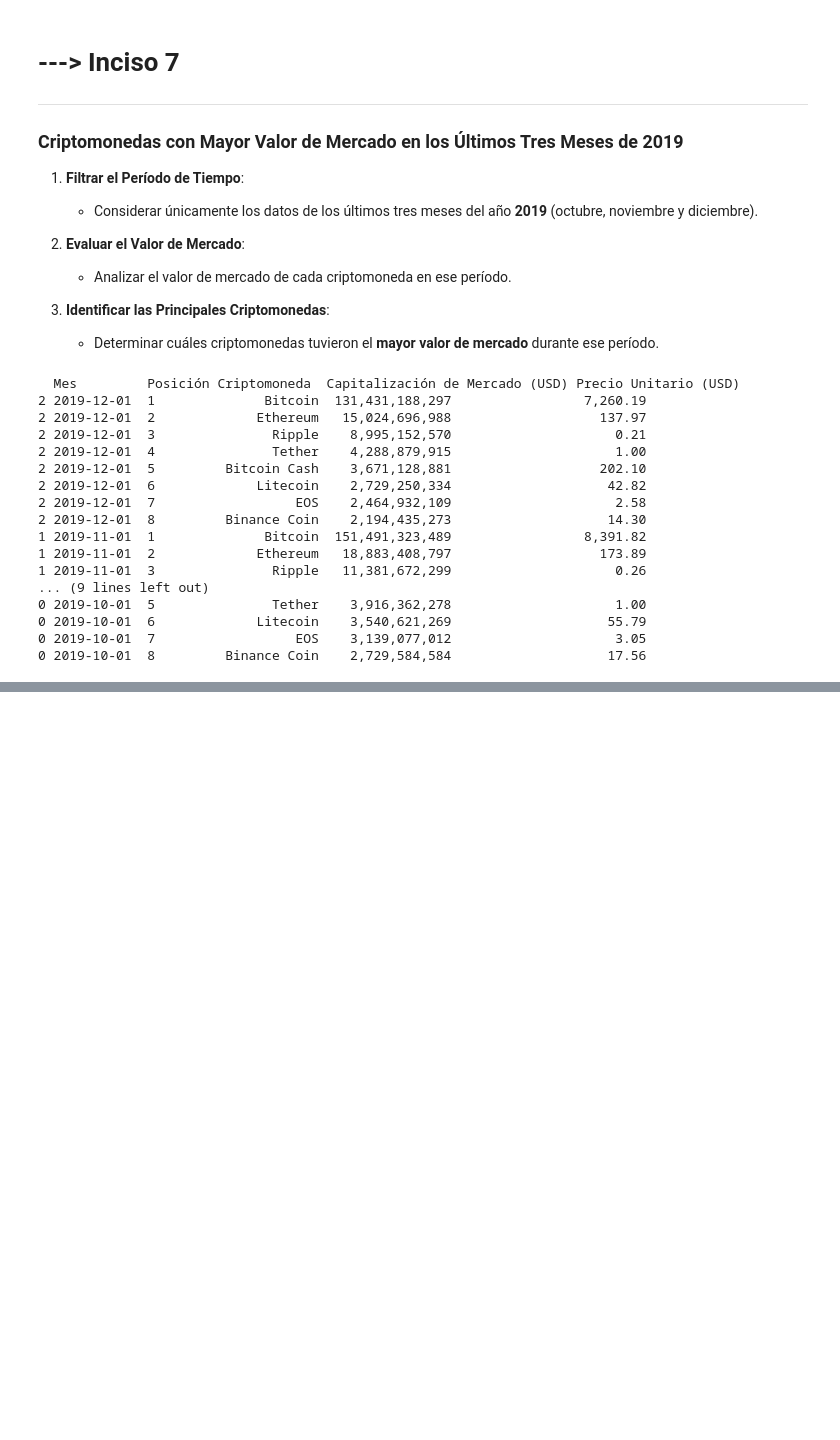
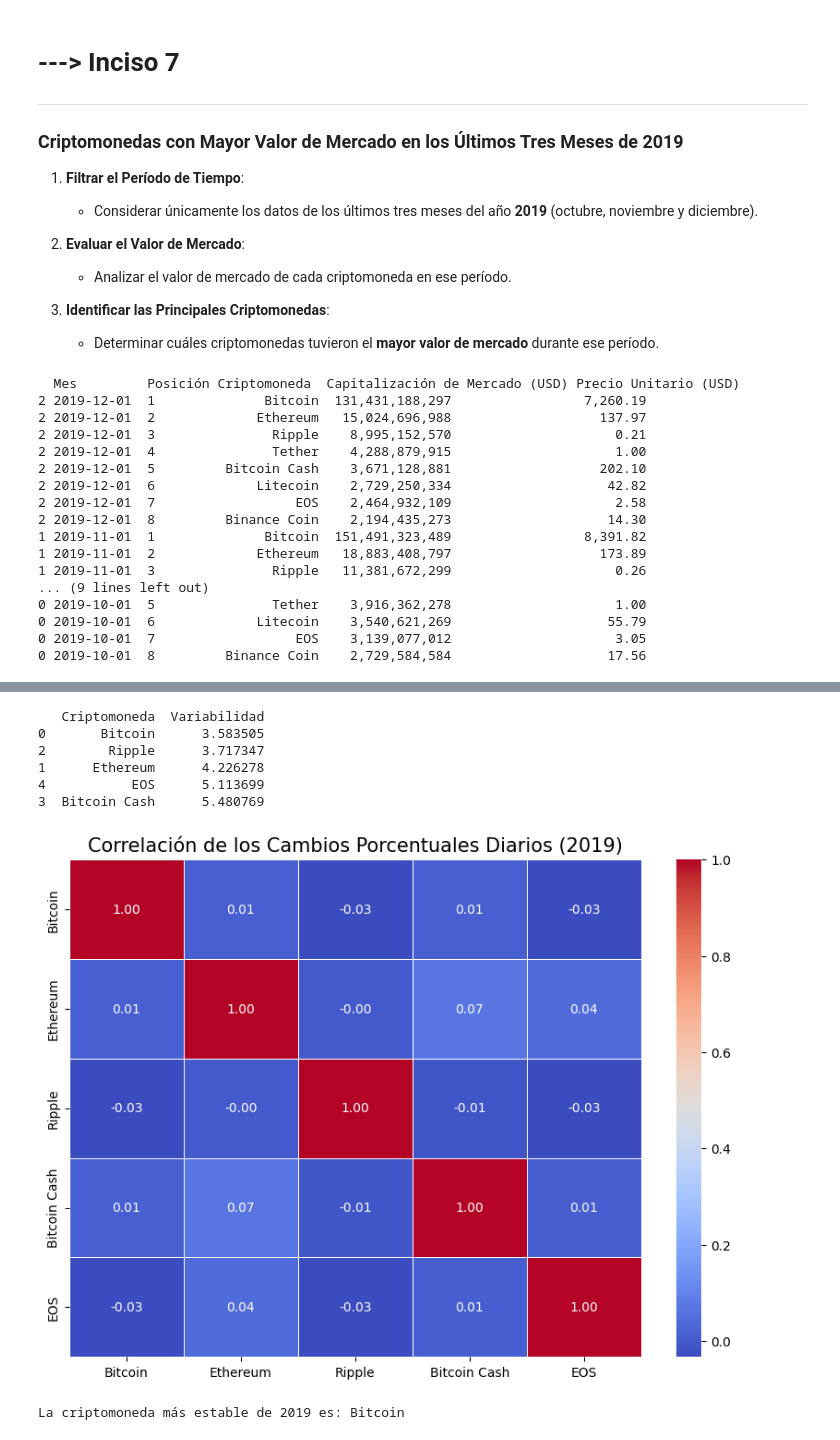
Before and after one commit to YairCarrito45/Proyecto1_2024_RuntimeRebels, a Jupyter notebook: proyecto.ipynb, the cells around one changed output, grey strips where cells are left out. Drawn from its saved outputs; the diff is of its cells as text; code cells hidden in the pictures; blank space fills up the shorter version.

```diff
--- a/proyecto.ipynb
+++ b/proyecto.ipynb
@@ -668,0 +688,46 @@ print(final_table)
+# %%
+# Función para calcular la volatilidad de cada criptomoneda en 2019
+def calculate_price_variability(df, year=2019):
+    df = df[df['date'].dt.year == year].copy()
+    df['price_change_pct'] = df['price'].pct_change() * 100  # Cambio porcentual diario
+    return df['price_change_pct'].std()  # Desviación estándar como medida de variabilidad
+
+# Calcular la variabilidad para cada criptomoneda
+variability = {}
+for crypto, df in dataframes.items():
+    variability[crypto] = calculate_price_variability(df)
+
+# Mostrar la variabilidad de cada criptomoneda
+variability_df = pd.DataFrame(list(variability.items()), columns=['Criptomoneda', 'Variabilidad'])
+variability_df.sort_values(by='Variabilidad', ascending=True, inplace=True)
+
+print(variability_df)
+# %% [output]
+   Criptomoneda  Variabilidad
+0       Bitcoin      3.583505
+2        Ripple      3.717347
+1      Ethereum      4.226278
+4           EOS      5.113699
+3  Bitcoin Cash      5.480769
+# %%
+# Calcular el cambio porcentual diario del precio de cada criptomoneda
+for crypto, df in dataframes.items():
+    df['price_change_pct'] = df['price'].pct_change() * 100  # Calculamos el cambio porcentual diario
+
+# Graficar el cambio porcentual diario del precio de cada criptomoneda durante 2019
+fig_daily_changes = px.line(
+    dataframes['Bitcoin'],  # Usamos Bitcoin como ejemplo, pero esto puede extenderse a otras criptos
+    x='date',
+    y='price_change_pct',
+    title='Cambio Porcentual Diario de Bitcoin en 2019',
+    labels={'price_change_pct': 'Cambio Porcentual Diario (%)', 'date': 'Fecha'},
+    template='plotly_dark'
+)
+
+fig_daily_changes.update_layout(
+    xaxis_title='Fecha',
+    yaxis_title='Cambio Porcentual Diario (%)',
+    height=500
+)
+
+fig_daily_changes.show()
@@ -669 +752,26 @@ print(final_table)
+# %%
+
+# Crear un DataFrame con los cambios porcentuales diarios de todas las criptomonedas
+change_pct_df = pd.DataFrame()
+
+for crypto, df in dataframes.items():
+    df['price_change_pct'] = df['price'].pct_change() * 100
+    change_pct_df[crypto] = df['price_change_pct']
+
+# Calcular la correlación
+correlation_matrix = change_pct_df.corr()
+
+# Graficar el heatmap
+plt.figure(figsize=(10, 7))
+sns.heatmap(correlation_matrix, annot=True, cmap='coolwarm', fmt='.2f', linewidths=0.5)
+plt.title('Correlación de los Cambios Porcentuales Diarios (2019)', fontsize=15)
+plt.show()
+# %% [output]
+[figure, added]
+# %%
+# Encontrar la criptomoneda con la menor volatilidad (variabilidad)
+most_stable_coin = variability_df.iloc[0]
+print(f"La criptomoneda más estable de 2019 es: {most_stable_coin['Criptomoneda']}")
+# %% [output]
+La criptomoneda más estable de 2019 es: Bitcoin
 # %%
```
Also changed, not shown: parts of 9 cells of this notebook.
